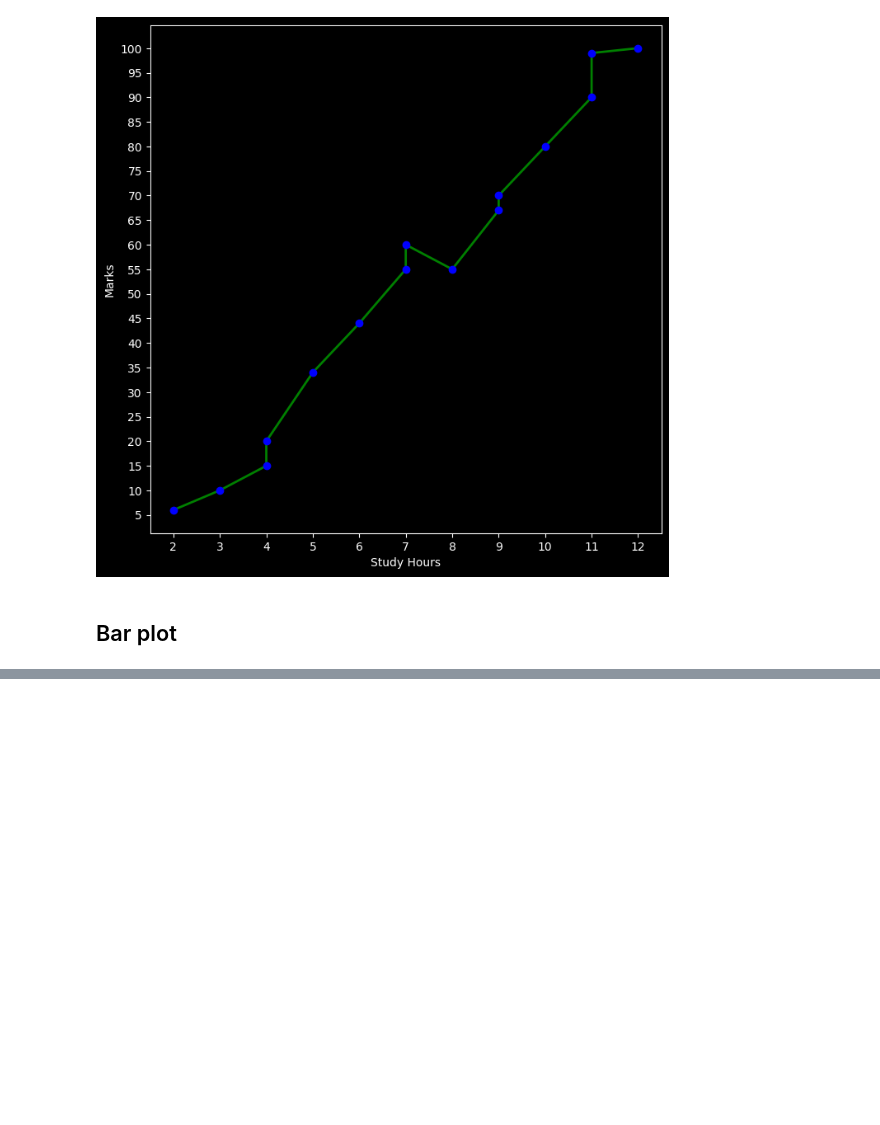
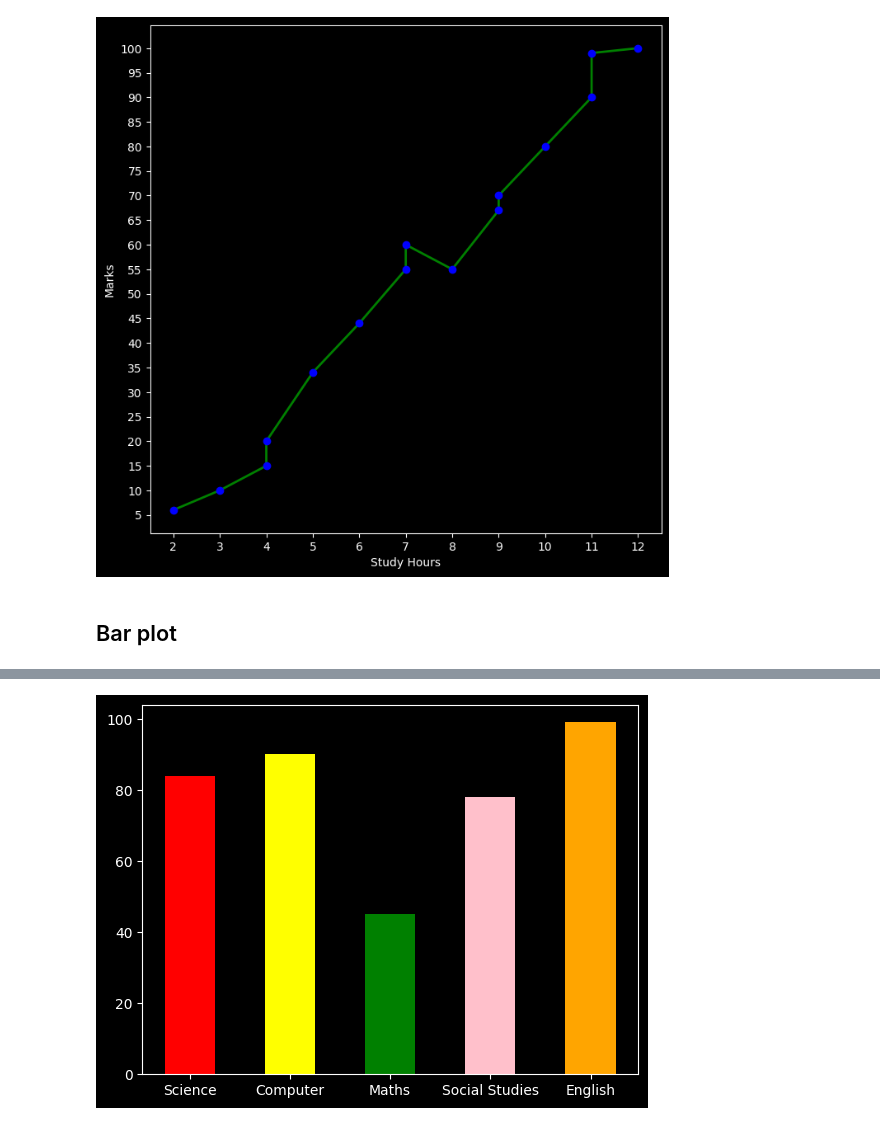
Before and after one commit to Siddhartha-Singhal/python-data-science, a Jupyter notebook: Analysis/Matplotlib.ipynb, the cells around one changed output, grey strips where cells are left out. Cells and saved outputs as stored; diff of their text form; code cells hidden in the pictures; blank space fills up the shorter version.

```diff
--- a/Analysis/Matplotlib.ipynb
+++ b/Analysis/Matplotlib.ipynb
@@ -178,0 +204,5 @@ plt.show()
+# %%
+plt.bar(subject, marks, color = colors, width =  0.5)
+plt.show()
+# %% [output]
+[figure, added]
```
Also changed, not shown: parts of 44 cells of this notebook, 4 other files.
